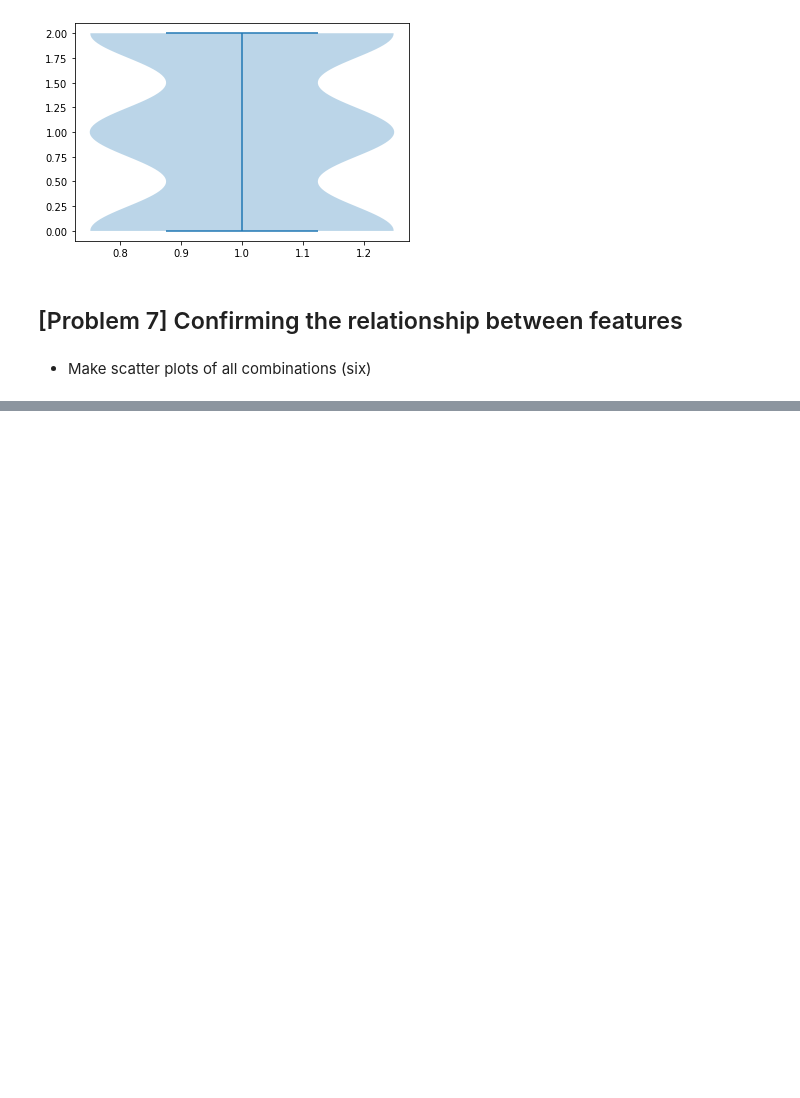
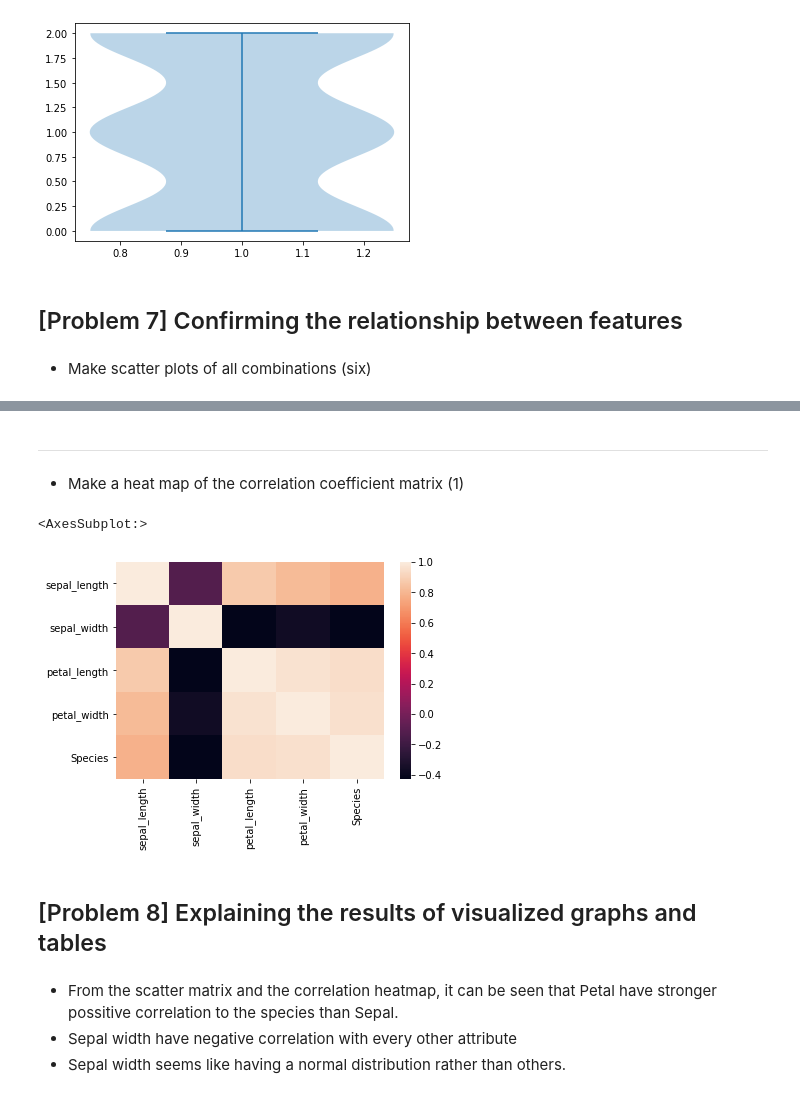
Before and after one commit to pmt122013/diveintocode-ml, a Jupyter notebook: week 3/Fisher's Iris.ipynb, the cells around one changed output, grey strips where cells are left out. Drawn from its saved outputs; the diff is of its cells as text; code cells hidden in the pictures; blank space fills up the shorter version.

```diff
--- a/week 3/Iris.ipynb
+++ b/week 3/Fisher's Iris.ipynb
@@ -299,0 +289,15 @@ draw_scatter('petal_length', 'petal_width')
+# %% [markdown]
+---
+* Make a heat map of the correlation coefficient matrix (1)
+# %%
+sns.heatmap(df.corr())
+# %% [output]
+<AxesSubplot:>
+[figure, added]
+# %% [markdown]
+## [Problem 8] Explaining the results of visualized graphs and tables
+# %% [markdown]
+
+* From the scatter matrix and the correlation heatmap, it can be seen that Petal have stronger possitive correlation to the species than Sepal.
+* Sepal width have negative correlation with every other attribute
+* Sepal width seems like having a normal distribution rather than others.
```
Also changed, not shown: parts of 13 cells of this notebook.
